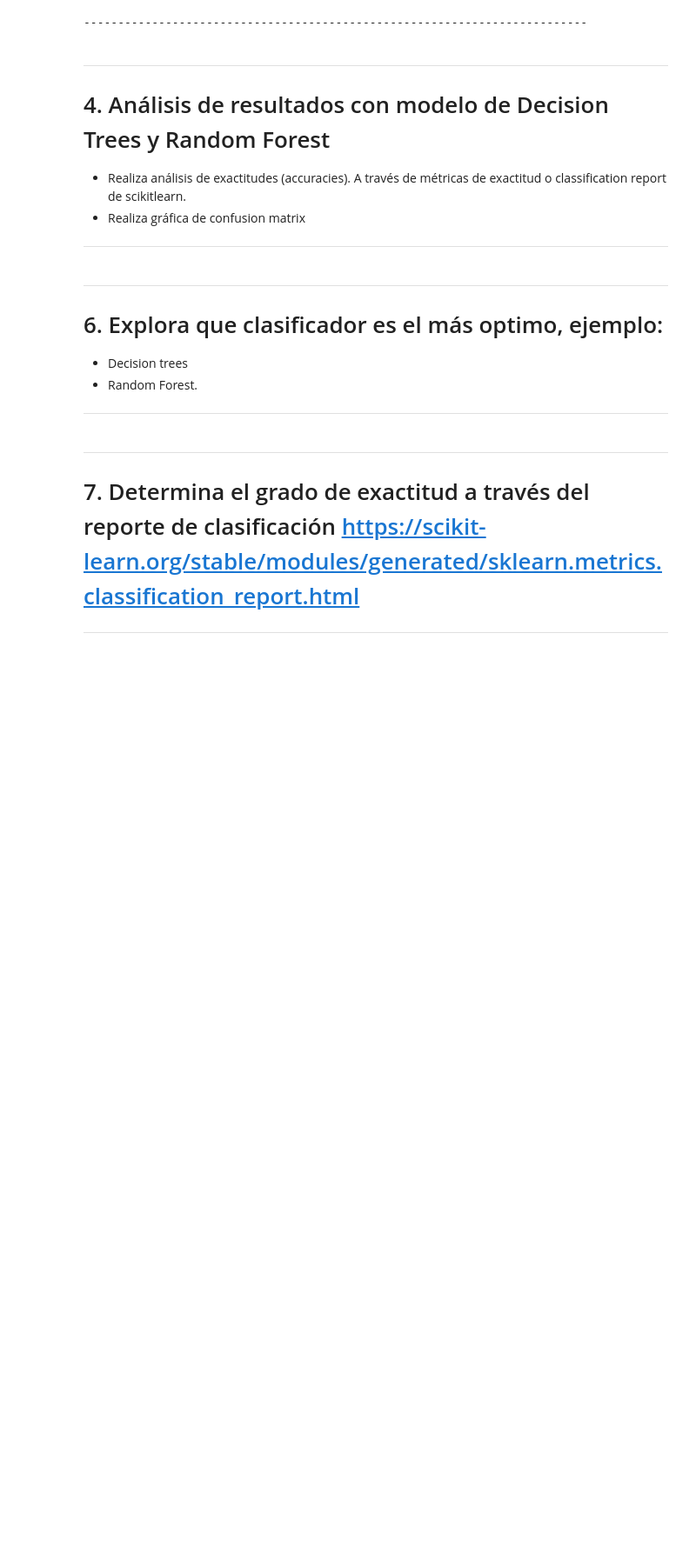
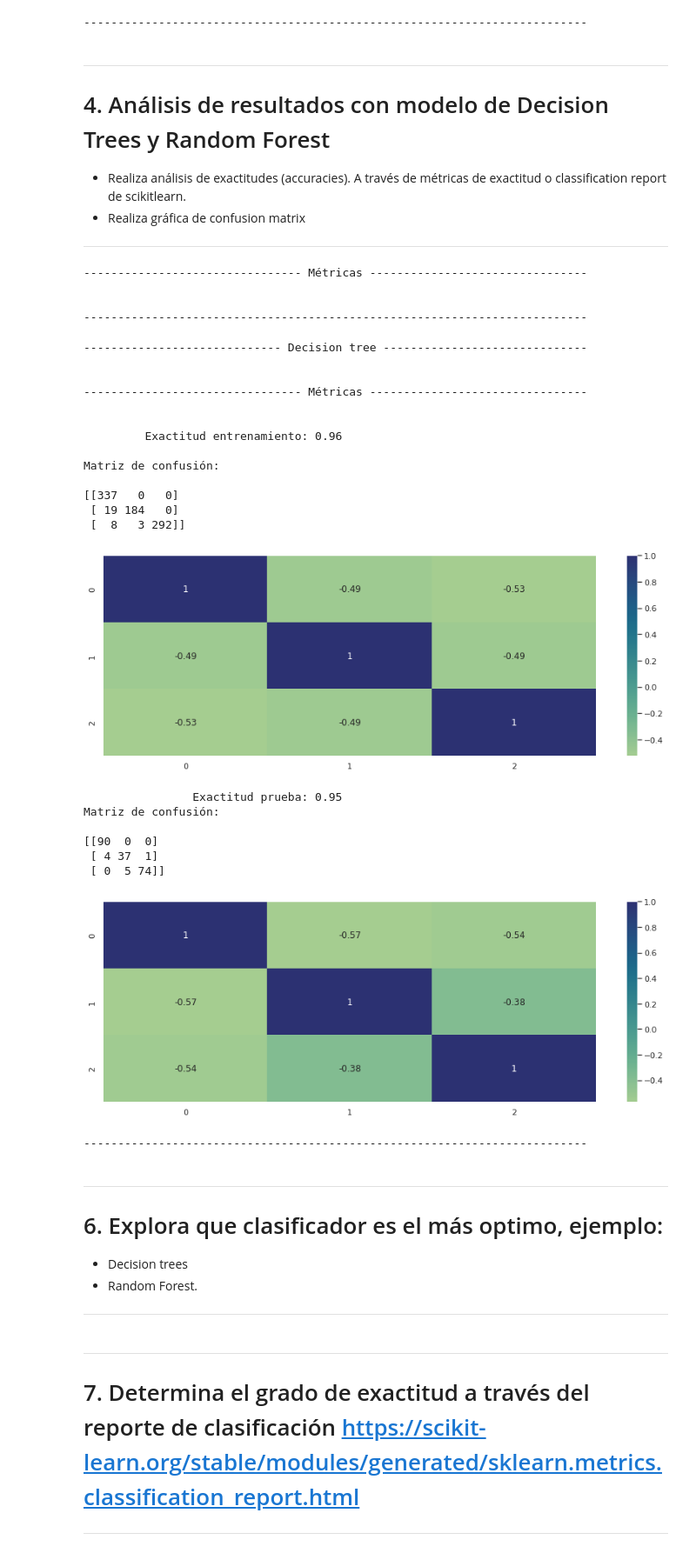
Before and after one commit to PosgradoMNA/actividades-del-projecto-team_59, a Jupyter notebook: Sem_09_CD_Reto_entrega_2.ipynb, the cells around one changed output. Shown at 87% size. Drawn from its saved outputs; the diff is of its cells as text; code cells hidden in the pictures; blank space fills up the shorter version.

```diff
--- a/Sem_09_CD_Reto_entrega_2.ipynb
+++ b/Sem_09_CD_Reto_entrega_2.ipynb
@@ -642,6 +636,7 @@ print('\n-----------------------------------------------------------------------
 # - - - - - - - - - - - - - - - - - - - - - - - - - - - - - - - - - - - - - - - - - - - - - - - - -
 # Definiendo las métricas: accuracy, precision, recall, f1-score y Gmean
 
+print('\n-------------------------------- Métricas --------------------------------\n')
 # - - - - - - - - - - - - - - - - - - - - - - - - - - - - - - - - - - - - - - - - - - - - - - - - -
 def exactitud_(Yreal, Ypred):
   vn, fp, fn, vp = confusion_matrix(Yreal, Ypred).ravel()
@@ -668,7 +663,76 @@ def Gmean_(Yreal, Ypred):
   Gmean = np.sqrt( (vp / (vp + fn)) * vn / (vn + fp))
   return Gmean
 
-print('\n--------------------------------- título ---------------------------------\n')
+def conf_mat_(yreal, ypred):
+  cm = confusion_matrix(yreal, ypred)
+  print('Matriz de confusión:\n')
+  print(cm)
+  Visualiza_mapa_de_calor(pd.DataFrame(cm), '', '')
+
+def exactitud_sk_(yreal, ypred):
+  from sklearn.metrics import accuracy_score
+  exactitud= accuracy_score(yreal, ypred)
+  return exactitud
+
 print('\n--------------------------------------------------------------------------\n')
+# %% [output]
+-------------------------------- Métricas --------------------------------
+
+
+--------------------------------------------------------------------------
+# %%
+# - - - - - - - - - - - - - - - - - - - - - - - - - - - - - - - - - - - - - - - - - - - - - - - - -
+# Modelo decision tree
+
+from sklearn.datasets import load_iris
+from sklearn import tree
+from sklearn.tree import export_graphviz
+
+print('\n----------------------------- Decision tree ------------------------------\n')
+max_depth_= 7
+random_state_= 42
+dec_tree= tree.DecisionTreeClassifier(max_depth= max_depth_, random_state= random_state_, class_weight='balanced')
+dec_tree= dec_tree.fit(Xtv, ytv)
+
+#tree= export_graphviz(dec_tree, out_file= None, feature_names= Xtv.columns, class_names= ['Verde','Rojo','Amarllo'], rounded= True, filled= True)
+#import pydotplus
+#from IPython.display import Image
+#graph= pydotplus.graph_from_dot_data(tree)
+#graph.write_png('Arbol.png')
+#Image(filename= 'Arbol.png')
+
+print('\n-------------------------------- Métricas --------------------------------\n')
+ytvhat= dec_tree.predict(Xtv)
+Exac_ytvhat= round(exactitud_sk_(ytv, ytvhat), 2)
+print('\n\t Exactitud entrenamiento:', Exac_ytvhat, '\n')
+conf_mat_(ytv, ytvhat)
+ytesthat= dec_tree.predict(Xtest)
+Exac_ytesthat= round(exactitud_sk_(ytest, ytesthat), 2)
+print('\n\t\tExactitud prueba:', Exac_ytesthat)
+conf_mat_(ytest, ytesthat)
+print('\n--------------------------------------------------------------------------\n')
+# %% [output]
+----------------------------- Decision tree ------------------------------
+
+
+-------------------------------- Métricas --------------------------------
+
+
+         Exactitud entrenamiento: 0.96
+
+Matriz de confusión:
+
+[[337   0   0]
+ [ 19 184   0]
+ [  8   3 292]]
+[figure, added]
+                Exactitud prueba: 0.95
+Matriz de confusión:
+
+[[90  0  0]
+ [ 4 37  1]
+ [ 0  5 74]]
+[figure, added]
+--------------------------------------------------------------------------
 # %%
 # - - - - - - - - - - - - - - - - - - - - - - - - - - - - - - - - - - - - - - - - - - - - - - - - -
```
Also changed, not shown: parts of 3 cells of this notebook.
